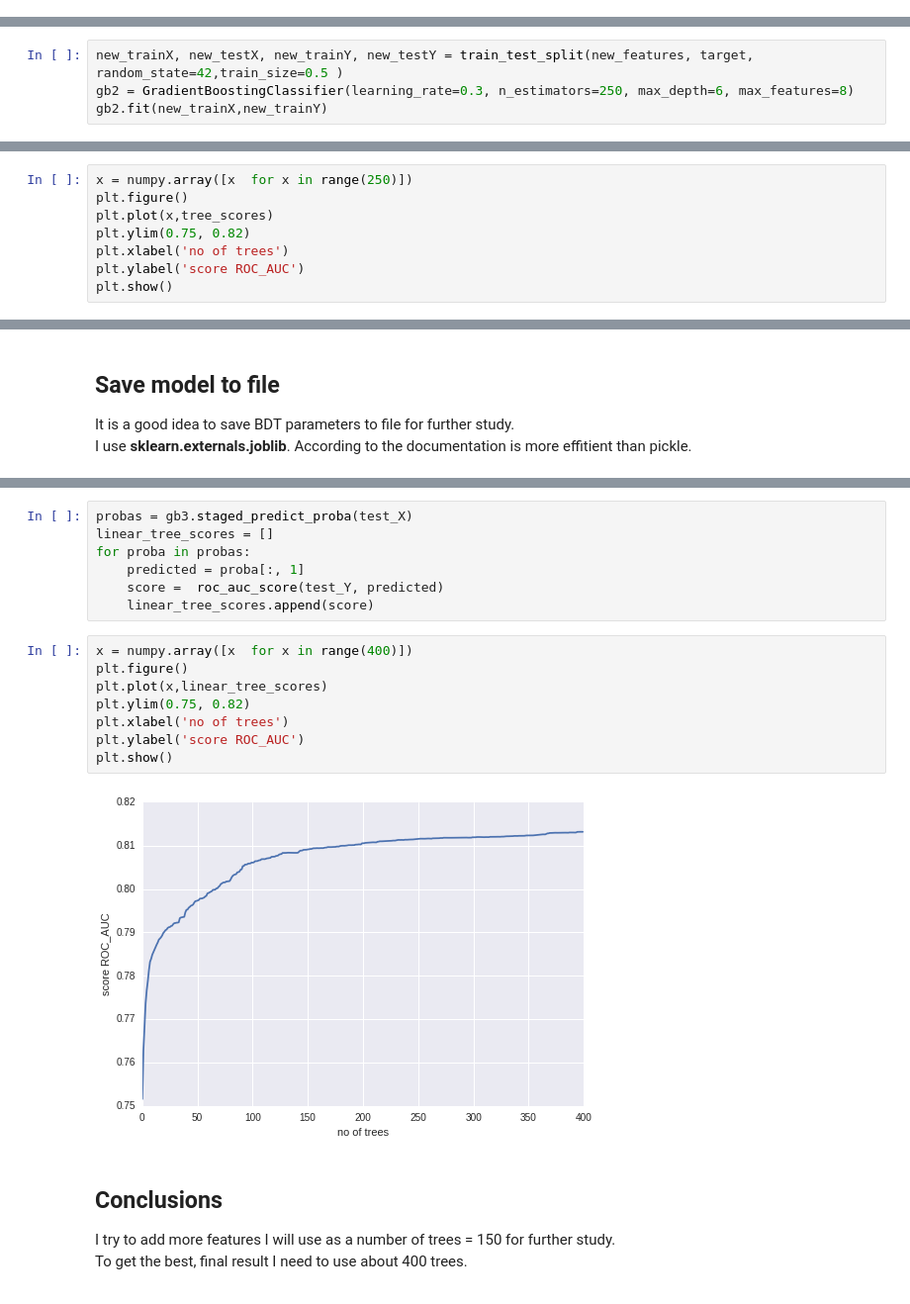
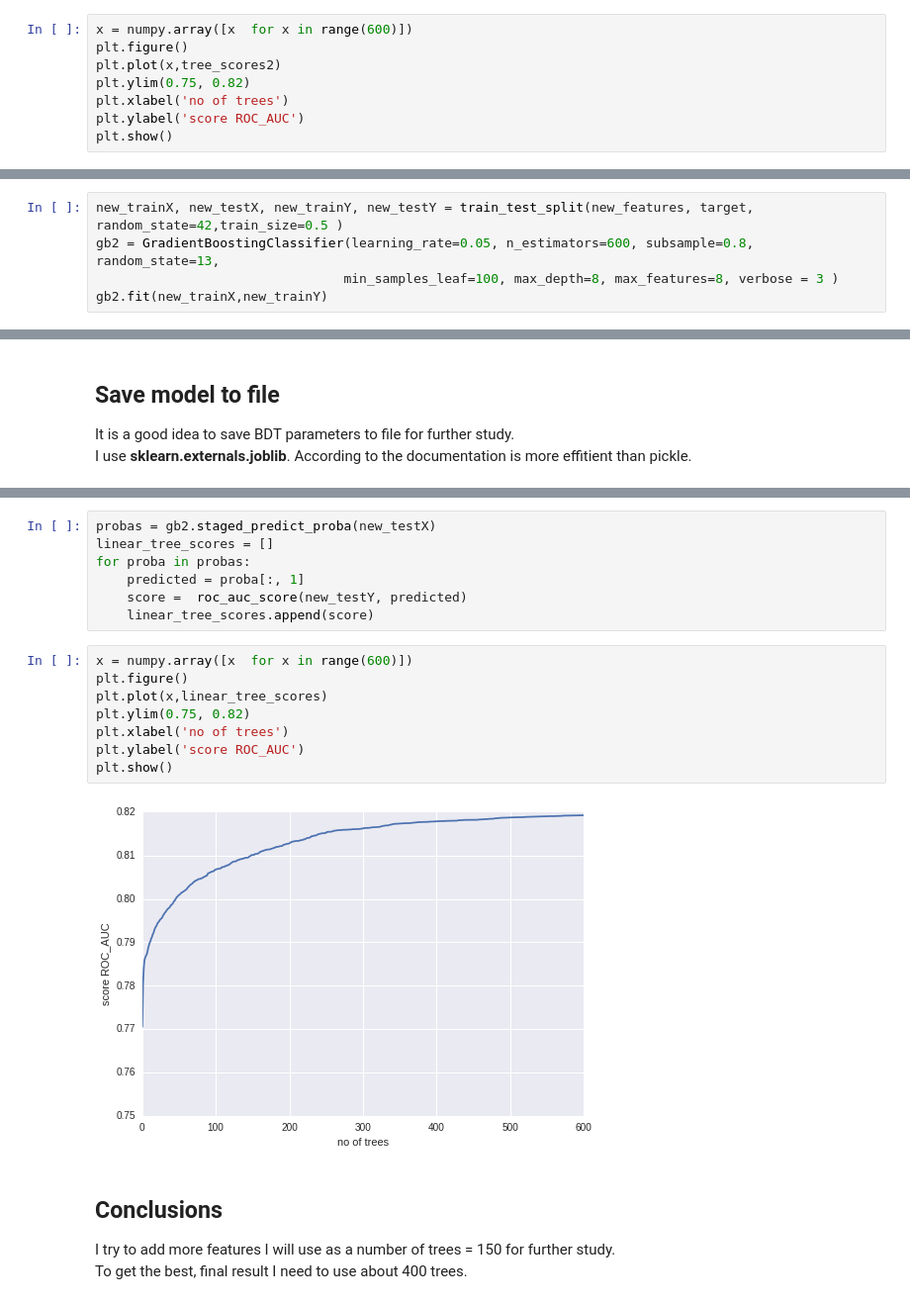
Before and after one commit to adendek/DownstreamTracking, a Jupyter notebook: SeedClassifier/Baseline-BDT.ipynb, the cells around one changed output, grey strips where cells are left out. Shown at 99% size. Cells and saved outputs as stored; diff of their text form.

```diff
--- a/SeedClassifier/Baseline-BDT.ipynb
+++ b/SeedClassifier/Baseline-BDT.ipynb
@@ -264,0 +357,8 @@ I use only 10% of data for grid search.
+# %%
+x = numpy.array([x  for x in range(600)])
+plt.figure()
+plt.plot(x,tree_scores2)
+plt.ylim(0.75, 0.82)
+plt.xlabel('no of trees')
+plt.ylabel('score ROC_AUC')
+plt.show()
@@ -305,5 +594,6 @@ Grid scores on development set:
 # %%
 new_trainX, new_testX, new_trainY, new_testY = train_test_split(new_features, target, random_state=42,train_size=0.5 )
-gb2 = GradientBoostingClassifier(learning_rate=0.3, n_estimators=250, max_depth=6, max_features=8)
+gb2 = GradientBoostingClassifier(learning_rate=0.05, n_estimators=600, subsample=0.8, random_state=13,
+                                min_samples_leaf=100, max_depth=8, max_features=8, verbose = 3 )
 gb2.fit(new_trainX,new_trainY)
 # %% [output]
@@ -349,8 +643,0 @@ for proba in probas:
-# %%
-x = numpy.array([x  for x in range(250)])
-plt.figure()
-plt.plot(x,tree_scores)
-plt.ylim(0.75, 0.82)
-plt.xlabel('no of trees')
-plt.ylabel('score ROC_AUC')
-plt.show()
@@ -493,20 +657,20 @@ plt.show()
 # %%
-probas = gb3.staged_predict_proba(test_X)
+probas = gb2.staged_predict_proba(new_testX)
 linear_tree_scores = []
 for proba in probas:
     predicted = proba[:, 1]
-    score =  roc_auc_score(test_Y, predicted)
+    score =  roc_auc_score(new_testY, predicted)
     linear_tree_scores.append(score)
 # %%
-x = numpy.array([x  for x in range(400)])
+x = numpy.array([x  for x in range(600)])
 plt.figure()
 plt.plot(x,linear_tree_scores)
 plt.ylim(0.75, 0.82)
 plt.xlabel('no of trees')
 plt.ylabel('score ROC_AUC')
 plt.show()
 # %% [output]
-[figure, old version]
+[figure, new version]
 # %% [markdown]
 Conclusions
 --------
```
Also changed, not shown: parts of 47 cells of this notebook.
